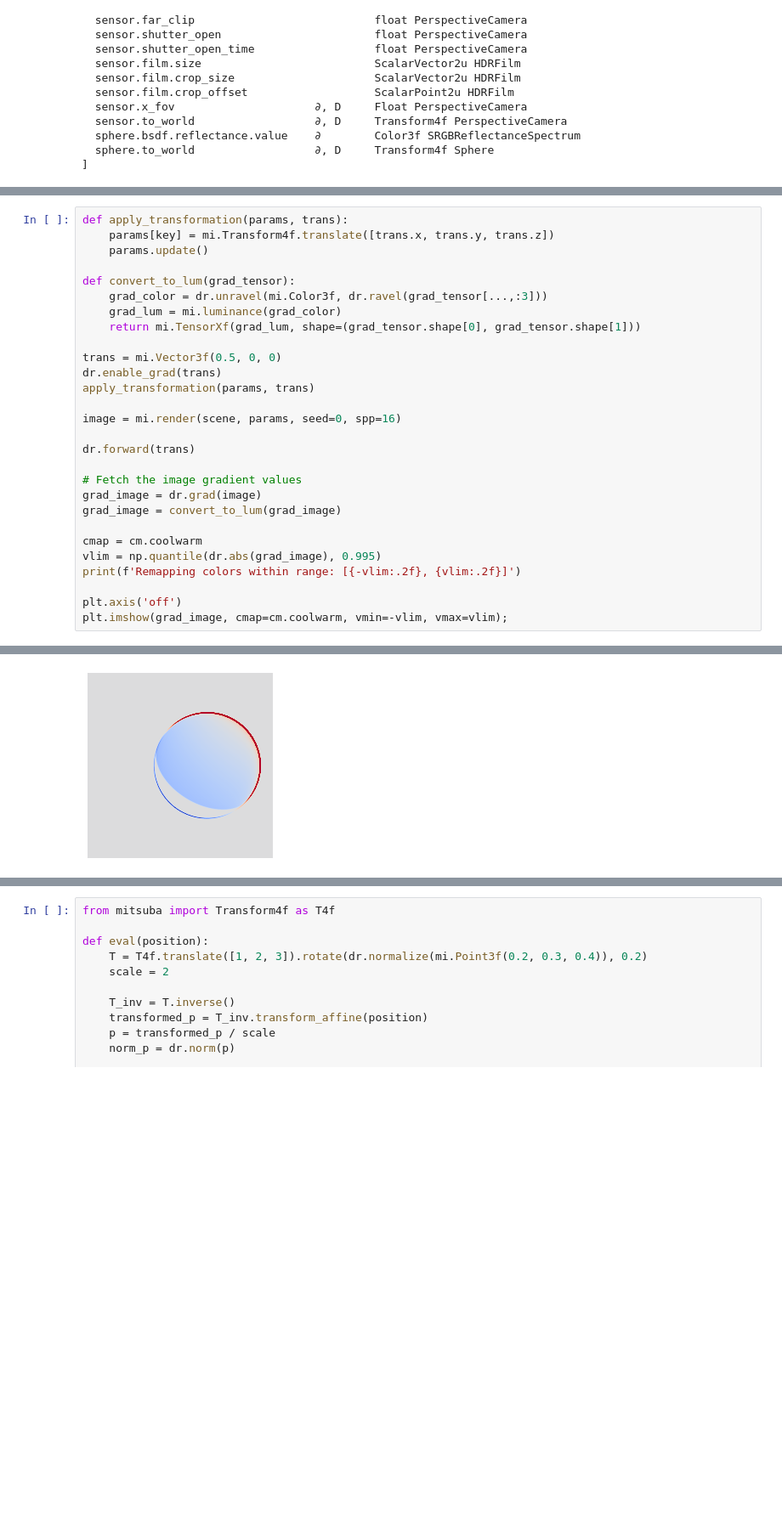
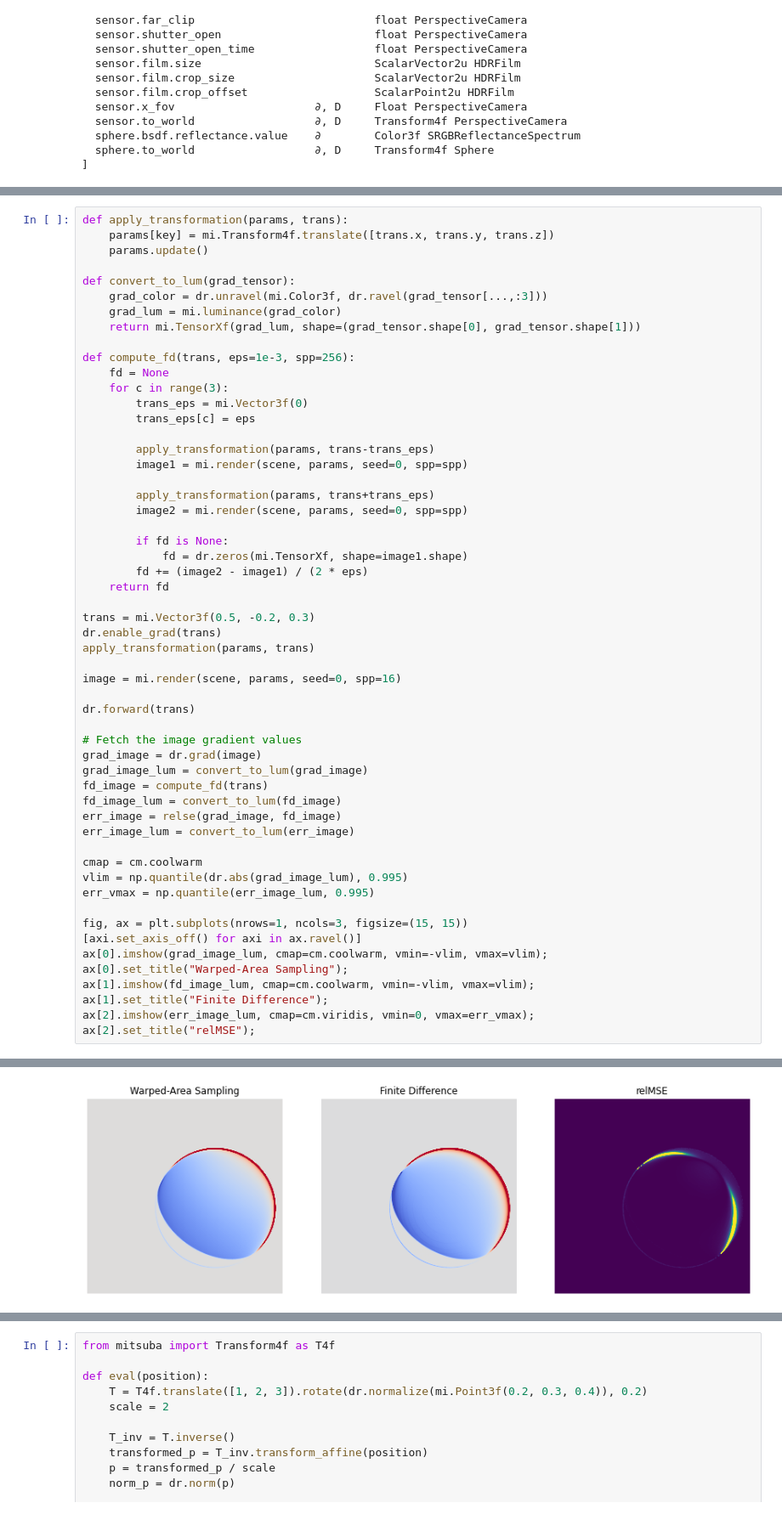
Before and after one commit to wchang22/SDF-WAS, a Jupyter notebook: notebooks/hackathon.ipynb, the cells around one changed output, grey strips where cells are left out. Shown at 85% size. Saved outputs shown, nothing was run; the diff lists cells and outputs as text; blank space fills up the shorter version.

```diff
--- a/notebooks/hackathon.ipynb
+++ b/notebooks/hackathon.ipynb
@@ -127,7 +99,24 @@ def convert_to_lum(grad_tensor):
     grad_lum = mi.luminance(grad_color)
     return mi.TensorXf(grad_lum, shape=(grad_tensor.shape[0], grad_tensor.shape[1]))
 
-trans = mi.Vector3f(0.5, 0, 0)
+def compute_fd(trans, eps=1e-3, spp=256):
+    fd = None
+    for c in range(3):
+        trans_eps = mi.Vector3f(0)
+        trans_eps[c] = eps
+
+        apply_transformation(params, trans-trans_eps)
+        image1 = mi.render(scene, params, seed=0, spp=spp)
+
+        apply_transformation(params, trans+trans_eps)
+        image2 = mi.render(scene, params, seed=0, spp=spp)
+
+        if fd is None:
+            fd = dr.zeros(mi.TensorXf, shape=image1.shape)
+        fd += (image2 - image1) / (2 * eps)
+    return fd
+
+trans = mi.Vector3f(0.5, -0.2, 0.3)
 dr.enable_grad(trans)
 apply_transformation(params, trans)
 
@@ -137,12 +126,22 @@ dr.forward(trans)
 
 # Fetch the image gradient values
 grad_image = dr.grad(image)
-grad_image = convert_to_lum(grad_image)
+grad_image_lum = convert_to_lum(grad_image)
+fd_image = compute_fd(trans)
+fd_image_lum = convert_to_lum(fd_image)
+err_image = relse(grad_image, fd_image)
+err_image_lum = convert_to_lum(err_image)
 
 cmap = cm.coolwarm
-vlim = np.quantile(dr.abs(grad_image), 0.995)
-print(f'Remapping colors within range: [{-vlim:.2f}, {vlim:.2f}]')
+vlim = np.quantile(dr.abs(grad_image_lum), 0.995)
+err_vmax = np.quantile(err_image_lum, 0.995)
 
-plt.axis('off')
-plt.imshow(grad_image, cmap=cm.coolwarm, vmin=-vlim, vmax=vlim);
+fig, ax = plt.subplots(nrows=1, ncols=3, figsize=(15, 15))
+[axi.set_axis_off() for axi in ax.ravel()]
+ax[0].imshow(grad_image_lum, cmap=cm.coolwarm, vmin=-vlim, vmax=vlim);
+ax[0].set_title("Warped-Area Sampling");
+ax[1].imshow(fd_image_lum, cmap=cm.coolwarm, vmin=-vlim, vmax=vlim);
+ax[1].set_title("Finite Difference");
+ax[2].imshow(err_image_lum, cmap=cm.viridis, vmin=0, vmax=err_vmax);
+ax[2].set_title("relMSE");
 # %% [output]
@@ -150,4 +148,4 @@ Remapping colors within range: [-3.23, 3.23]
-[figure, old version]
+[figure, new version]
 # %%
 opt = mi.ad.Adam(lr=0.01)
 opt['trans'] = mi.Vector3f(0.5, -0.2, 0.3)
```
Also changed, not shown: parts of 4 cells of this notebook, 1 other file.
